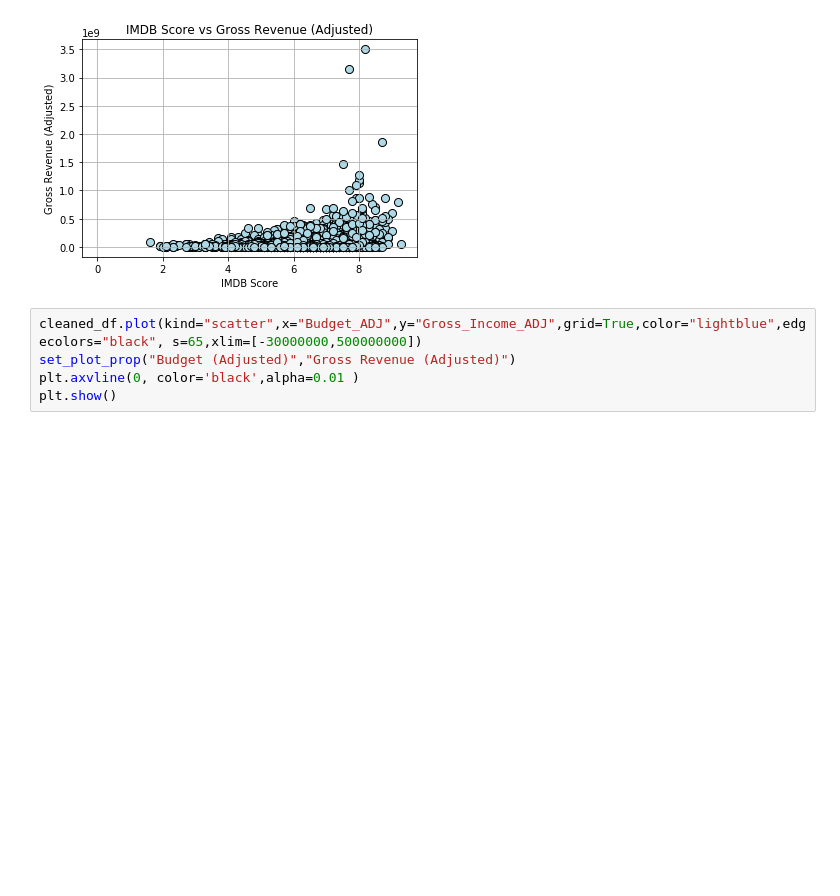
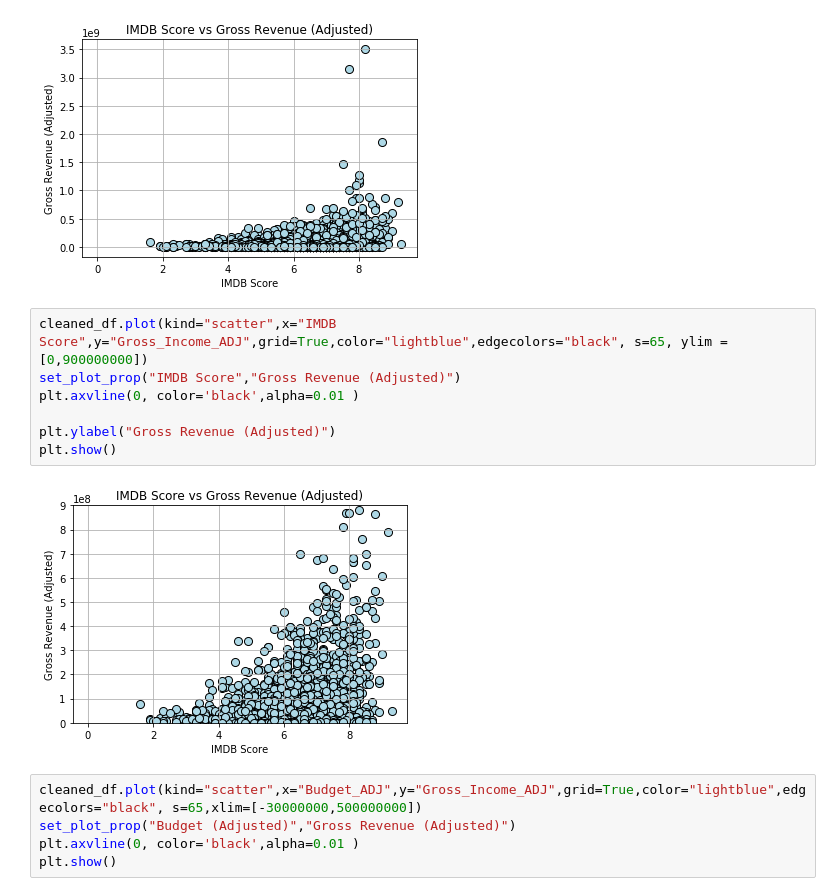
Before and after one commit to mlubin2/Movie_Project, a Jupyter notebook: Analysis.ipynb, the cells around one changed output. Drawn from its saved outputs; the diff is of its cells as text; blank space fills up the shorter version.

```diff
--- a/Analysis.ipynb
+++ b/Analysis.ipynb
@@ -100,6 +100,15 @@ plt.ylabel("Gross Revenue (Adjusted)")
 plt.show()
 # %% [output]
 [figure]
+# %%
+cleaned_df.plot(kind="scatter",x="IMDB Score",y="Gross_Income_ADJ",grid=True,color="lightblue",edgecolors="black", s=65, ylim = [0,900000000])
+set_plot_prop("IMDB Score","Gross Revenue (Adjusted)")
+plt.axvline(0, color='black',alpha=0.01 )
+
+plt.ylabel("Gross Revenue (Adjusted)")
+plt.show()
+# %% [output]
+[figure, added]
 # %%
 cleaned_df.plot(kind="scatter",x="Budget_ADJ",y="Gross_Income_ADJ",grid=True,color="lightblue",edgecolors="black", s=65,xlim=[-30000000,500000000])
 set_plot_prop("Budget (Adjusted)","Gross Revenue (Adjusted)")
```
Also changed, not shown: parts of 1 cell of this notebook, 4 other files.
